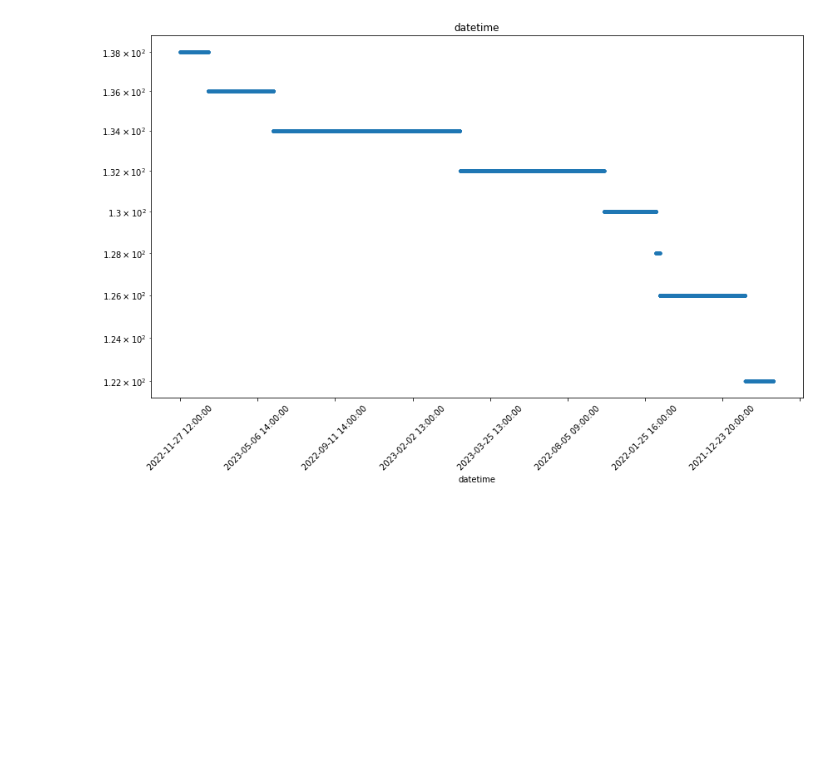
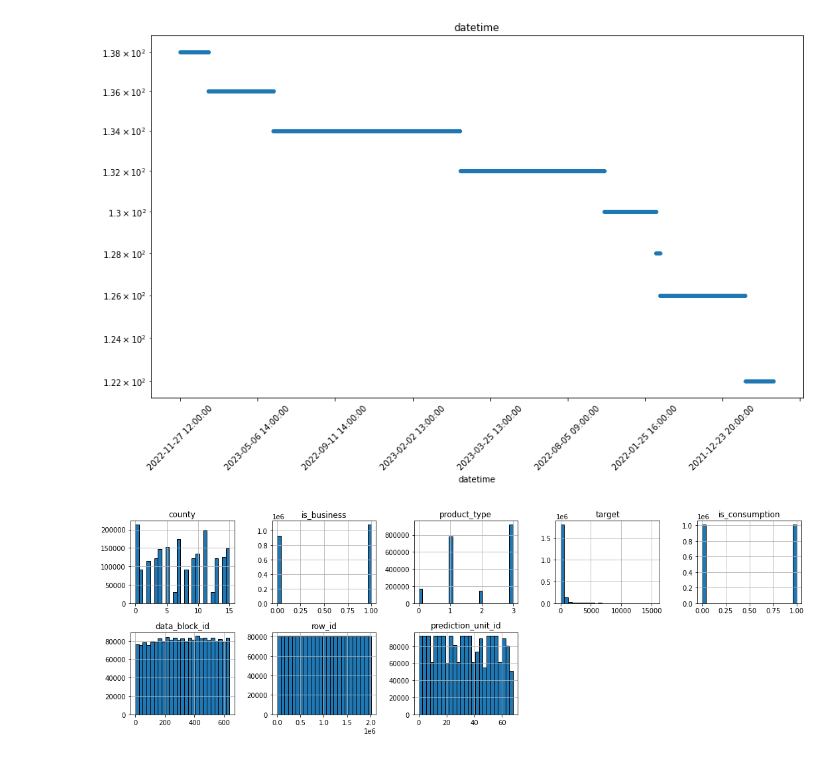
Before and after one commit to sitsawek/data-science-project, a Jupyter notebook: predict-energy-behavior-of-prosumers.ipynb, the cells around one changed output. Cells and saved outputs as stored; diff of their text form; code cells hidden in the pictures; blank space fills up the shorter version.

Commit message:
Features distribution

```diff
--- a/predict-energy-behavior-of-prosumers.ipynb
+++ b/predict-energy-behavior-of-prosumers.ipynb
@@ -148,3 +149,9 @@ plt.tight_layout()
 [figure]
 # %%
 # df_non_numerical.datetime.value_counts().head(10)
+# %%
+# Features distribution
+train_df.hist(bins=25, figsize=(15,5), layout=(-1, 5), edgecolor='black')
+plt.tight_layout()
+# %% [output]
+[figure, added]
```
Also changed, not shown: parts of 22 cells of this notebook.
